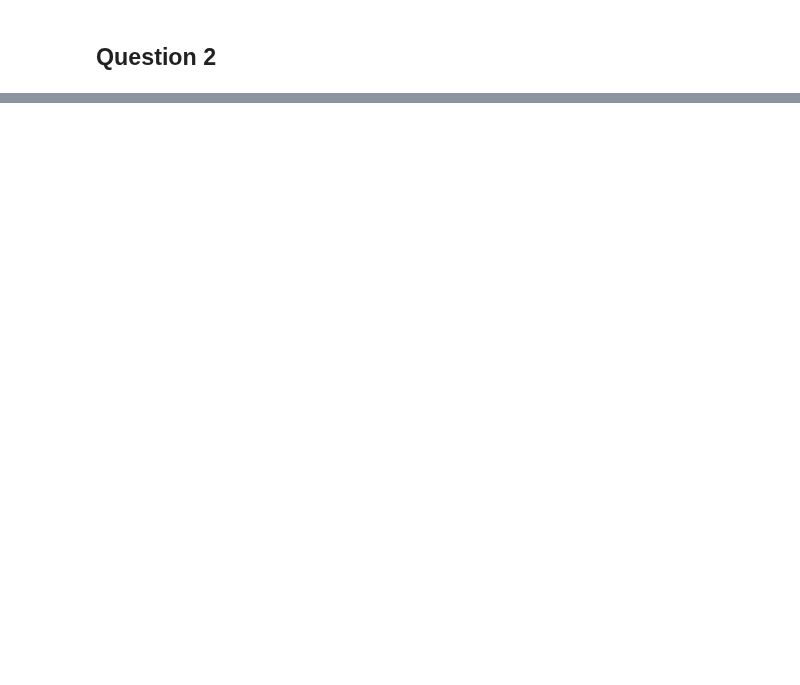
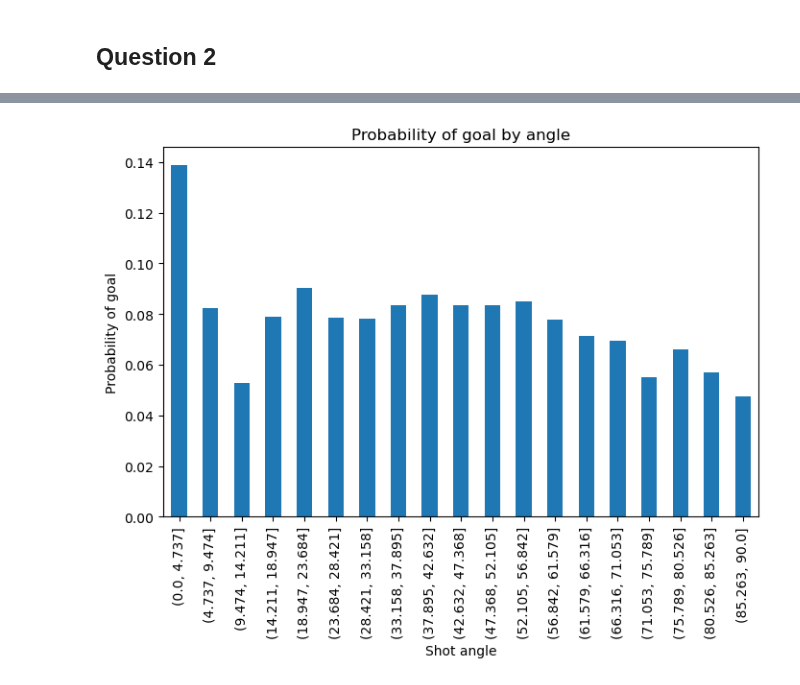
Before and after one commit to K-kiron/NHL-Analysis, a Jupyter notebook: Milestone2/features/feature_eng1.ipynb, the cells around one changed output, grey strips where cells are left out. Saved outputs shown, nothing was run; the diff lists cells and outputs as text; code cells hidden in the pictures; blank space fills up the shorter version.

```diff
--- a/Milestone2/features/feature_eng1.ipynb
+++ b/Milestone2/features/feature_eng1.ipynb
@@ -181,0 +69,4 @@ prob_by_angle(df)
+# %%
+prob_by_angle(train_df)
+# %% [output]
+[figure, added]
```
Also changed, not shown: parts of 18 cells of this notebook, 1 other file.
